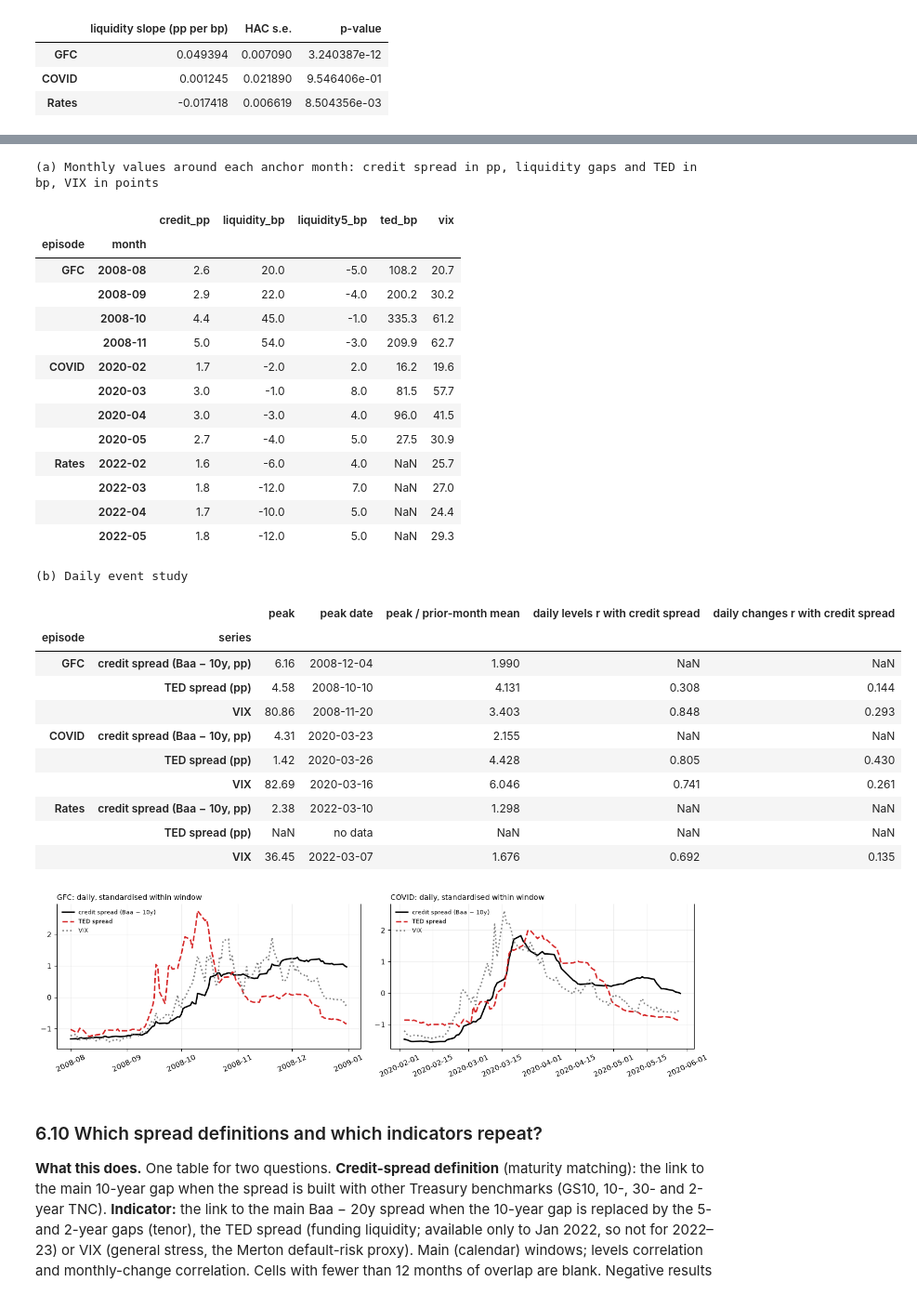
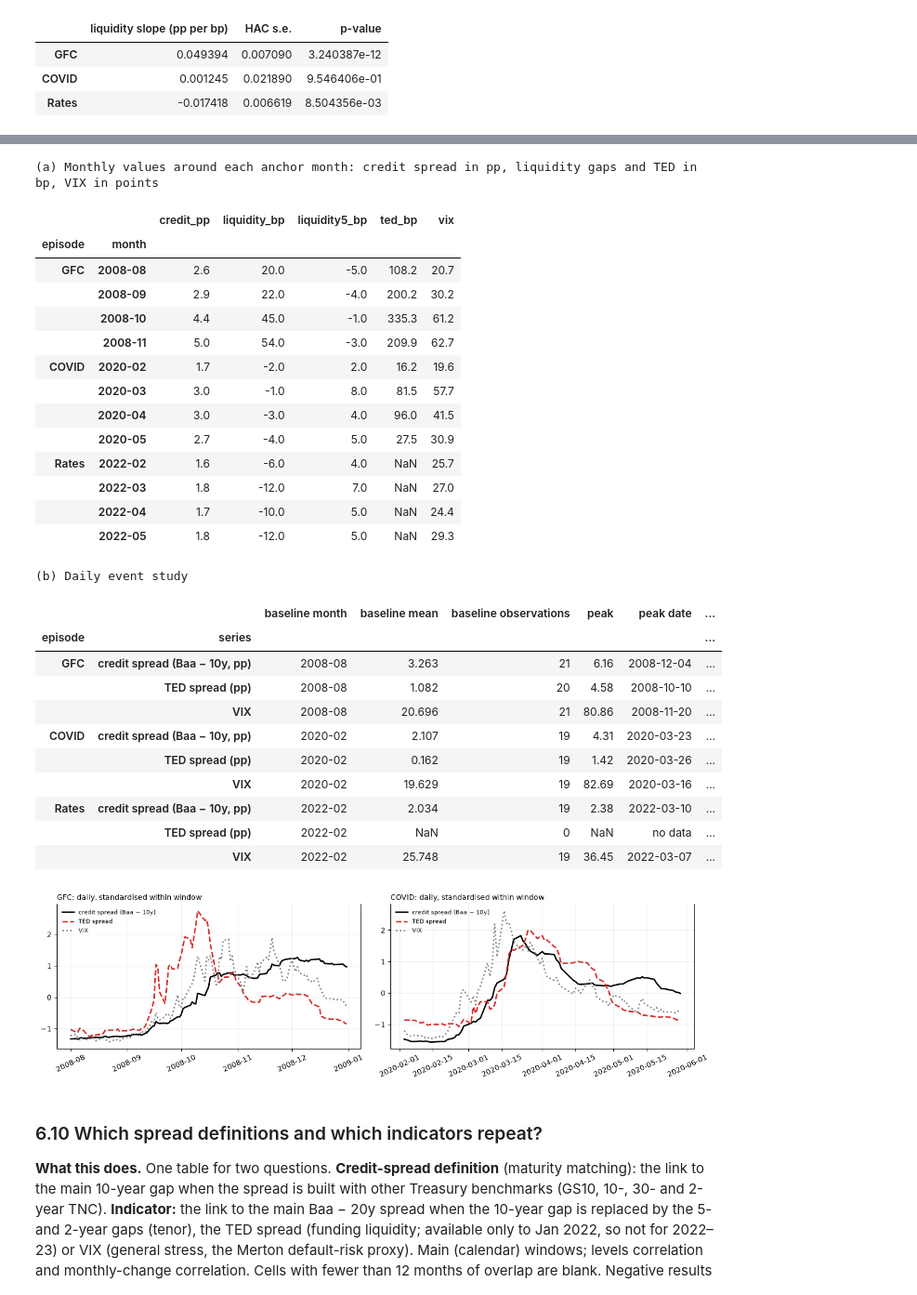
Before and after one commit to nehaneha8/CFM301, a Jupyter notebook: Project 4/Project4_Merged.ipynb, the cells around one changed output, grey strips where cells are left out. Shown at 93% size. Drawn from its saved outputs; the diff is of its cells as text; code cells hidden in the pictures.

```diff
--- a/Project 4/Project4_Merged.ipynb
+++ b/Project 4/Project4_Merged.ipynb
@@ -1025,7 +1026,8 @@ levels, episode-demeaned: N = 72; Wald test, liquidity slopes equal across episo
 # %%
 ext = panel.loc[extended.index.min():extended.index.max(), ['credit_pp', 'liquidity_bp', 'vix']]
 roll_l = ext.credit_pp.rolling(24).corr(ext.liquidity_bp)
-roll_c = ext.credit_pp.diff().rolling(24).corr(ext.liquidity_bp.diff())
+# A 24-month level window contains 23 within-window monthly changes.
+roll_c = ext.credit_pp.diff().rolling(23).corr(ext.liquidity_bp.diff())
 rl, rc = roll_l.dropna(), roll_c.dropna()
 rank_rows = {}
 for episode, (start, end) in EPISODES.items():
@@ -1040,8 +1042,9 @@ led_rows = []
 for s0 in pd.period_range(ext.index.min(), ext.index.max(), freq='M')[::24]:
     e0 = s0 + 23
     if e0 > ext.index.max(): break
-    d = ext.loc[s0:e0]; dd = d.diff().dropna()
-    led_rows.append({'window': f'{s0} to {e0}', 'levels r': d.credit_pp.corr(d.liquidity_bp), 'changes r': dd.credit_pp.corr(dd.liquidity_bp),
+    d = ext.loc[s0:e0]
+    dd = d[pair_columns].diff().dropna(subset=pair_columns)  # VIX is not needed for this correlation
+    led_rows.append({'window': f'{s0} to {e0}', 'N levels': len(d[pair_columns].dropna()), 'N changes': len(dd), 'levels r': d.credit_pp.corr(d.liquidity_bp), 'changes r': dd.credit_pp.corr(dd.liquidity_bp),
                      'avg spread (pp)': d.credit_pp.mean(), 'avg VIX': d.vix.mean()})
 ledger = pd.DataFrame(led_rows).set_index('window'); display(ledger.round(3)); ledger.to_csv(OUT / 'table_two_year_ledger.csv')
 strong = ledger[(ledger['levels r'] > 0.8) & (ledger['changes r'] > 0.5)]
@@ -1049,7 +1052,7 @@ print(f'Of {len(ledger)} non-overlapping two-year windows, {len(strong)} have bo
 print(f"Levels r > 0.5 but changes r < 0.2 (high levels correlation without month-to-month co-movement): {list(ledger.index[(ledger['levels r'] > 0.5) & (ledger['changes r'] < 0.2)])}")
 
 fig, ax = plt.subplots(figsize=(11, 3.8)); xs_ = np.arange(len(ledger)); wd = 0.38
-ax.bar(xs_ - wd / 2, ledger['levels r'], wd, color='black', label='levels r'); ax.bar(xs_ + wd / 2, ledger['changes r'].fillna(0), wd, color='tab:red', label='monthly-change r')
+ax.bar(xs_ - wd / 2, ledger['levels r'], wd, color='black', label='levels r'); ax.bar(xs_ + wd / 2, ledger['changes r'], wd, color='tab:red', label='monthly-change r')
 ax.axhline(0, color='grey', lw=0.8); ax.set_xticks(xs_, [w[:4] for w in ledger.index], rotation=45); ax.set_ylim(-1, 1)
 ax.set_title('Credit spread vs. liquidity gap in every non-overlapping two-year window (label = first year)', loc='left', fontsize=10); ax.legend(frameon=False, ncol=2)
 fig.tight_layout(); fig.savefig(OUT / 'fig_two_year_ledger.png'); plt.show()
@@ -1090,53 +1093,58 @@ print('(a) Monthly values around each anchor month: credit spread in pp, liquidi
 DE = pd.concat([clean_csv[n][n] for n in ['DBAA', 'DGS10', 'VIXCLS', 'TEDRATE']], axis=1, sort=True)
 DE['cs'] = DE['DBAA'] - DE['DGS10']
 DAILY = {'GFC': ('2008-08-01', '2008-12-31'), 'COVID': ('2020-02-01', '2020-05-29'), 'Rates': ('2022-02-01', '2022-06-30')}
+DAILY_ANCHORS = {SHORT[e]: pd.Period(anchor, 'M') for e, anchor in ANCHORS.items()}
 daily_rows = []
 for k, (a, b) in DAILY.items():
-    w = DE.loc[a:b]; pre = DE.loc[pd.Timestamp(a) - pd.Timedelta(days=45): pd.Timestamp(a) - pd.Timedelta(days=1)]
+    w = DE.loc[a:b]
+    baseline_month = DAILY_ANCHORS[k] - 1
+    pre = DE.loc[str(baseline_month)]  # Exact calendar month before the event, not before the study window
     ch = w[['cs', 'VIXCLS', 'TEDRATE']].diff(); lv = w[['cs', 'VIXCLS', 'TEDRATE']]
     for c, lab in [('cs', 'credit spread (Baa − 10y, pp)'), ('TEDRATE', 'TED spread (pp)'), ('VIXCLS', 'VIX')]:
         s = w[c].dropna()
+        baseline_mean = pre[c].mean()
+        baseline = {'baseline month': str(baseline_month), 'baseline mean': baseline_mean, 'baseline observations': int(pre[c].count())}
         if s.empty:
-            daily_rows.append({'episode': k, 'series': lab, 'peak': np.nan, 'peak date': 'no data', 'peak / prior-month mean': np.nan, 'daily levels r with credit spread': np.nan, 'daily changes r with credit spread': np.nan}); continue
-        daily_rows.append({'episode': k, 'series': lab, 'peak': s.max(), 'peak date': str(s.idxmax().date()), 'peak / prior-month mean': s.max() / pre[c].mean(),
+            daily_rows.append({'episode': k, 'series': lab, **baseline, 'peak': np.nan, 'peak date': 'no data', 'peak / prior-month mean': np.nan, 'daily levels r with credit spread': np.nan, 'daily changes r with credit spread': np.nan}); continue
+        daily_rows.append({'episode': k, 'series': lab, **baseline, 'peak': s.max(), 'peak date': str(s.idxmax().date()), 'peak / prior-month mean': s.max() / baseline_mean if pd.notna(baseline_mean) and baseline_mean != 0 else np.nan,
                            'daily levels r with credit spread': np.nan if c == 'cs' else lv['cs'].corr(lv[c]), 'daily changes r with credit spread': np.nan if c == 'cs' else ch['cs'].corr(ch[c])})
 daily_tab = pd.DataFrame(daily_rows).set_index(['episode', 'series']); print('(b) Daily event study'); display(daily_tab.round(3)); daily_tab.to_csv(OUT / 'table_daily_event_study.csv')
 
 fig, axes = plt.subplots(1, 2, figsize=(13, 3.8))
 for ax, k in zip(axes, ['GFC', 'COVID']):
     a, b = DAILY[k]; w = DE.loc[a:b, ['cs', 'TEDRATE', 'VIXCLS']].dropna(); z = (w - w.mean()) / w.std()
     ax.plot(z.index, z['cs'], color='black', lw=2, label='credit spread (Baa − 10y)'); ax.plot(z.index, z['TEDRATE'], color='tab:red', ls='--', lw=2, label='TED spread')
     ax.plot(z.index, z['VIXCLS'], color='grey', ls=':', lw=2, label='VIX'); ax.set_title(f'{k}: daily, standardised within window', loc='left', fontsize=10)
     ax.tick_params(axis='x', rotation=25); ax.legend(frameon=False, fontsize=8, loc='upper left')
 fig.tight_layout(); fig.savefig(OUT / 'fig_daily_event_study.png'); plt.show()
 # %% [output]
 (a) Monthly values around each anchor month: credit spread in pp, liquidity gaps and TED in bp, VIX in points
 |  |  | credit_pp | liquidity_bp | liquidity5_bp | ted_bp | vix |
 | episode | month |  |  |  |  |  |
 | GFC | 2008-08 | 2.6 | 20.0 | -5.0 | 108.2 | 20.7 |
 |  | 2008-09 | 2.9 | 22.0 | -4.0 | 200.2 | 30.2 |
 |  | 2008-10 | 4.4 | 45.0 | -1.0 | 335.3 | 61.2 |
 |  | 2008-11 | 5.0 | 54.0 | -3.0 | 209.9 | 62.7 |
 | COVID | 2020-02 | 1.7 | -2.0 | 2.0 | 16.2 | 19.6 |
 |  | 2020-03 | 3.0 | -1.0 | 8.0 | 81.5 | 57.7 |
 |  | 2020-04 | 3.0 | -3.0 | 4.0 | 96.0 | 41.5 |
 |  | 2020-05 | 2.7 | -4.0 | 5.0 | 27.5 | 30.9 |
 | Rates | 2022-02 | 1.6 | -6.0 | 4.0 | NaN | 25.7 |
 |  | 2022-03 | 1.8 | -12.0 | 7.0 | NaN | 27.0 |
 |  | 2022-04 | 1.7 | -10.0 | 5.0 | NaN | 24.4 |
 |  | 2022-05 | 1.8 | -12.0 | 5.0 | NaN | 29.3 |
 (b) Daily event study
-|  |  | peak | peak date | peak / prior-month mean | daily levels r with credit spread | daily changes r with credit spread |
-| episode | series |  |  |  |  |  |
-| GFC | credit spread (Baa − 10y, pp) | 6.16 | 2008-12-04 | 1.990 | NaN | NaN |
-|  | TED spread (pp) | 4.58 | 2008-10-10 | 4.131 | 0.308 | 0.144 |
-|  | VIX | 80.86 | 2008-11-20 | 3.403 | 0.848 | 0.293 |
-| COVID | credit spread (Baa − 10y, pp) | 4.31 | 2020-03-23 | 2.155 | NaN | NaN |
-|  | TED spread (pp) | 1.42 | 2020-03-26 | 4.428 | 0.805 | 0.430 |
-|  | VIX | 82.69 | 2020-03-16 | 6.046 | 0.741 | 0.261 |
-| Rates | credit spread (Baa − 10y, pp) | 2.38 | 2022-03-10 | 1.298 | NaN | NaN |
-|  | TED spread (pp) | NaN | no data | NaN | NaN | NaN |
-|  | VIX | 36.45 | 2022-03-07 | 1.676 | 0.692 | 0.135 |
+|  |  | baseline month | baseline mean | baseline observations | peak | peak date | ... |
+| episode | series |  |  |  |  |  | ... |
+| GFC | credit spread (Baa − 10y, pp) | 2008-08 | 3.263 | 21 | 6.16 | 2008-12-04 | ... |
+|  | TED spread (pp) | 2008-08 | 1.082 | 20 | 4.58 | 2008-10-10 | ... |
+|  | VIX | 2008-08 | 20.696 | 21 | 80.86 | 2008-11-20 | ... |
+| COVID | credit spread (Baa − 10y, pp) | 2020-02 | 2.107 | 19 | 4.31 | 2020-03-23 | ... |
+|  | TED spread (pp) | 2020-02 | 0.162 | 19 | 1.42 | 2020-03-26 | ... |
+|  | VIX | 2020-02 | 19.629 | 19 | 82.69 | 2020-03-16 | ... |
+| Rates | credit spread (Baa − 10y, pp) | 2022-02 | 2.034 | 19 | 2.38 | 2022-03-10 | ... |
+|  | TED spread (pp) | 2022-02 | NaN | 0 | NaN | no data | ... |
+|  | VIX | 2022-02 | 25.748 | 19 | 36.45 | 2022-03-07 | ... |
 [figure]
 # %% [markdown]
 ### 6.10 Which spread definitions and which indicators repeat?
```
Also changed, not shown: parts of 10 cells of this notebook, 15 other files.
